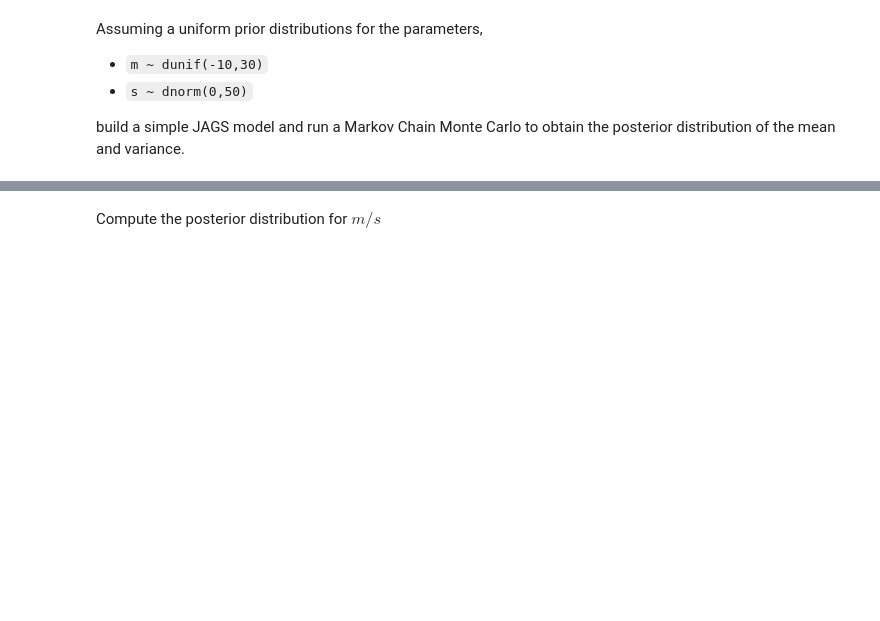
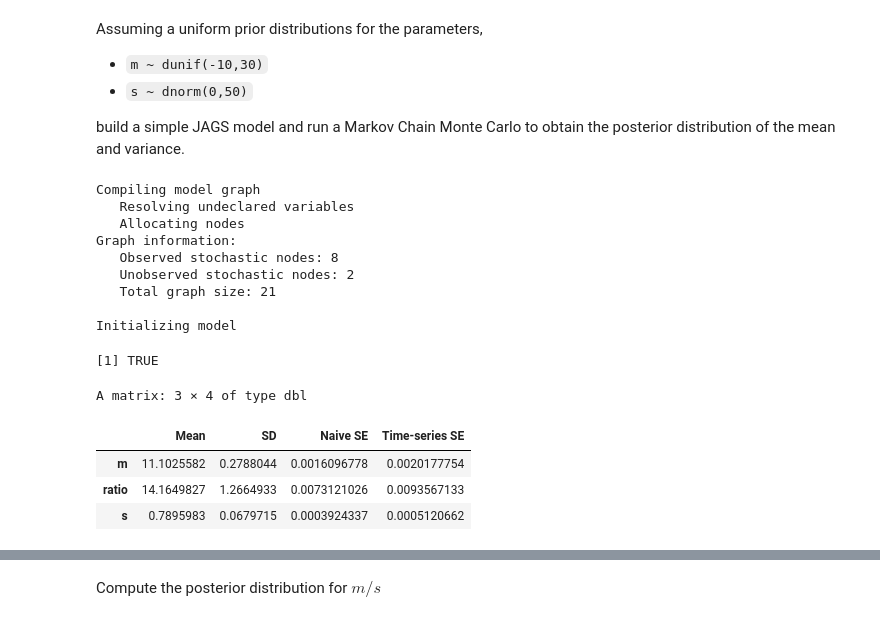
Before and after one commit to AlbertoCasellato/AdvancedStatistics, a Jupyter notebook: Ex5/AlbertoCasellato_Lab5.ipynb, the cells around one changed output, grey strips where cells are left out. Saved outputs shown, nothing was run; the diff lists cells and outputs as text; code cells hidden in the pictures; blank space fills up the shorter version.

````diff
--- a/Ex5/AlbertoCasellato_Lab5.ipynb
+++ b/Ex5/AlbertoCasellato_Lab5.ipynb
@@ -144,3 +149,49 @@ Assuming a uniform prior distributions for the parameters,
 - ```s ~ dnorm(0,50)```
 
 build a simple JAGS model and run a Markov Chain Monte Carlo to obtain the posterior distribution of the mean and variance.
+# %%
+x <- c(13.427, 8.588, 10.908, 11.582, 11.011, 9.735, 13.779, 9.763)
+
+model_string <- "
+model {
+    m ~ dunif(-10, 30)
+    s ~ dnorm(0, 50) T(0,)
+
+    for (i in 1:n) {
+        x[i] ~ dnorm(m, 1/s^2)
+    }
+
+    ratio <- m/s
+}"
+writeLines(model_string, "model.txt")
+
+data <- list(x=x, n=length(x))
+jags_model <- jags.model(
+    "model.txt", data = data, n.chains = 3
+)
+
+update(jags_model, 1000)
+
+chain <- coda.samples(
+    jags_model, variable.names = c("m", "s", "ratio"), n.iter = 10000
+)
+file.remove("model.txt")
+
+res <- summary(chain)$statistics
+res
+# %% [output]
+Compiling model graph
+   Resolving undeclared variables
+   Allocating nodes
+Graph information:
+   Observed stochastic nodes: 8
+   Unobserved stochastic nodes: 2
+   Total graph size: 21
+
+Initializing model
+[1] TRUE
+A matrix: 3 × 4 of type dbl
+|  | Mean | SD | Naive SE | Time-series SE |
+| m | 11.1025582 | 0.2788044 | 0.0016096778 | 0.0020177754 |
+| ratio | 14.1649827 | 1.2664933 | 0.0073121026 | 0.0093567133 |
+| s | 0.7895983 | 0.0679715 | 0.0003924337 | 0.0005120662 |
````
Also changed, not shown: parts of 8 cells of this notebook.
